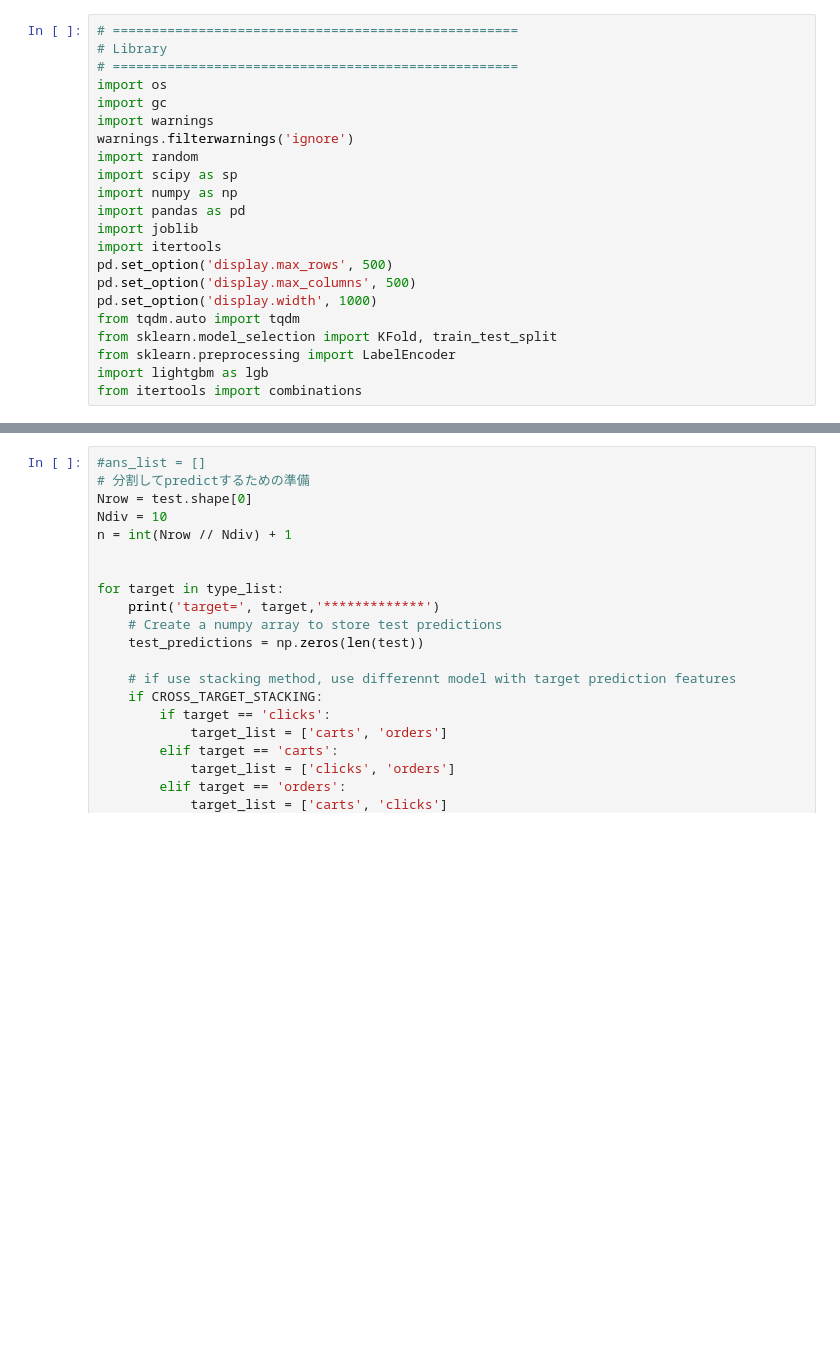
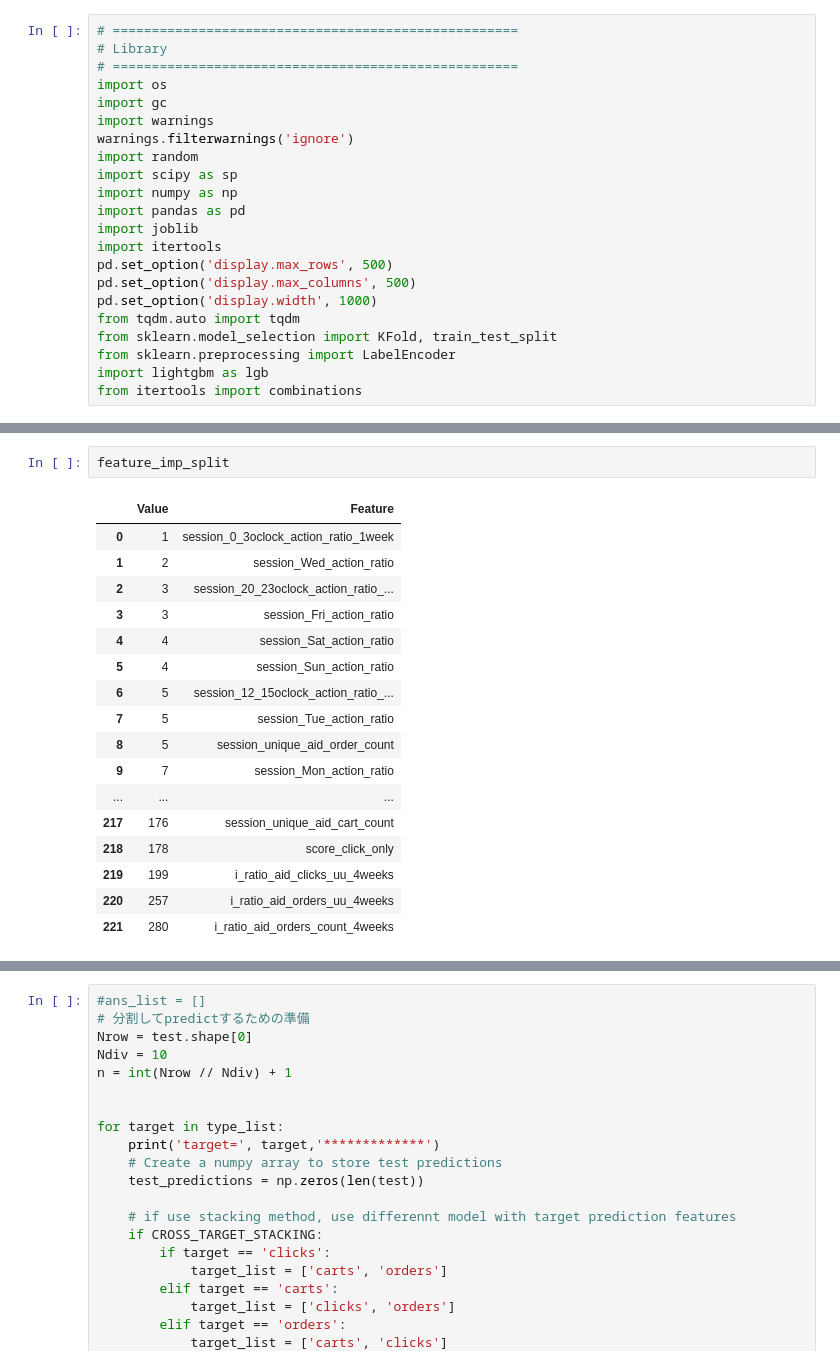
Before and after one commit to tetsuro731/OTTO-kaggle-tetsuro731, a Jupyter notebook: notebook/otto_lgb_test.ipynb, the cells around one changed output, grey strips where cells are left out. Saved outputs shown, nothing was run; the diff lists cells and outputs as text; blank space fills up the shorter version.

```diff
--- a/notebook/otto_lgb_test.ipynb
+++ b/notebook/otto_lgb_test.ipynb
@@ -217,2 +216,22 @@ plt.show()
+# %%
+feature_imp_split
+# %% [output]
+|  | Value | Feature |
+| 0 | 1 | session_0_3oclock_action_ratio_1week |
+| 1 | 2 | session_Wed_action_ratio |
+| 2 | 3 | session_20_23oclock_action_ratio_... |
+| 3 | 3 | session_Fri_action_ratio |
+| 4 | 4 | session_Sat_action_ratio |
+| 5 | 4 | session_Sun_action_ratio |
+| 6 | 5 | session_12_15oclock_action_ratio_... |
+| 7 | 5 | session_Tue_action_ratio |
+| 8 | 5 | session_unique_aid_order_count |
+| 9 | 7 | session_Mon_action_ratio |
+| ... | ... | ... |
+| 217 | 176 | session_unique_aid_cart_count |
+| 218 | 178 | score_click_only |
+| 219 | 199 | i_ratio_aid_clicks_uu_4weeks |
+| 220 | 257 | i_ratio_aid_orders_uu_4weeks |
+| 221 | 280 | i_ratio_aid_orders_count_4weeks |
 # %%
 #feature_imp
```
Also changed, not shown: parts of 5 cells of this notebook, 3 other files.
